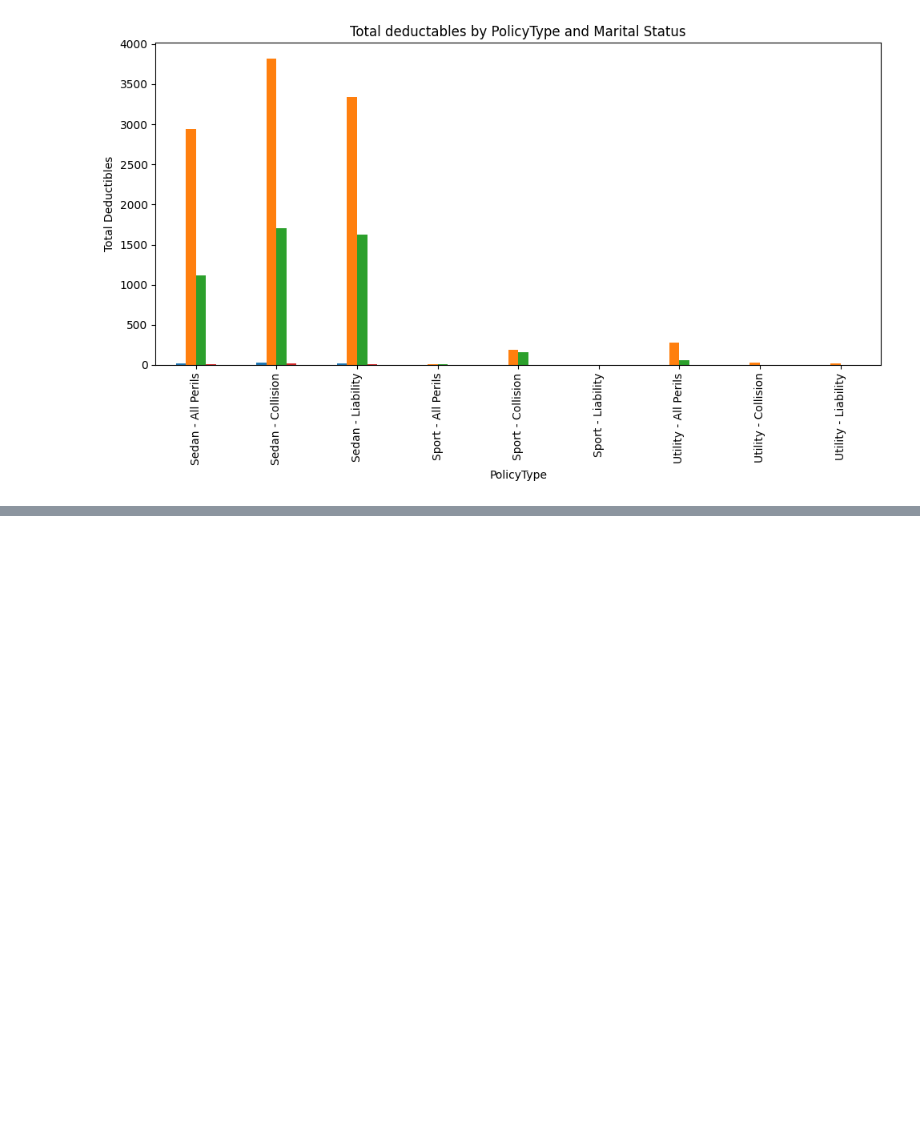
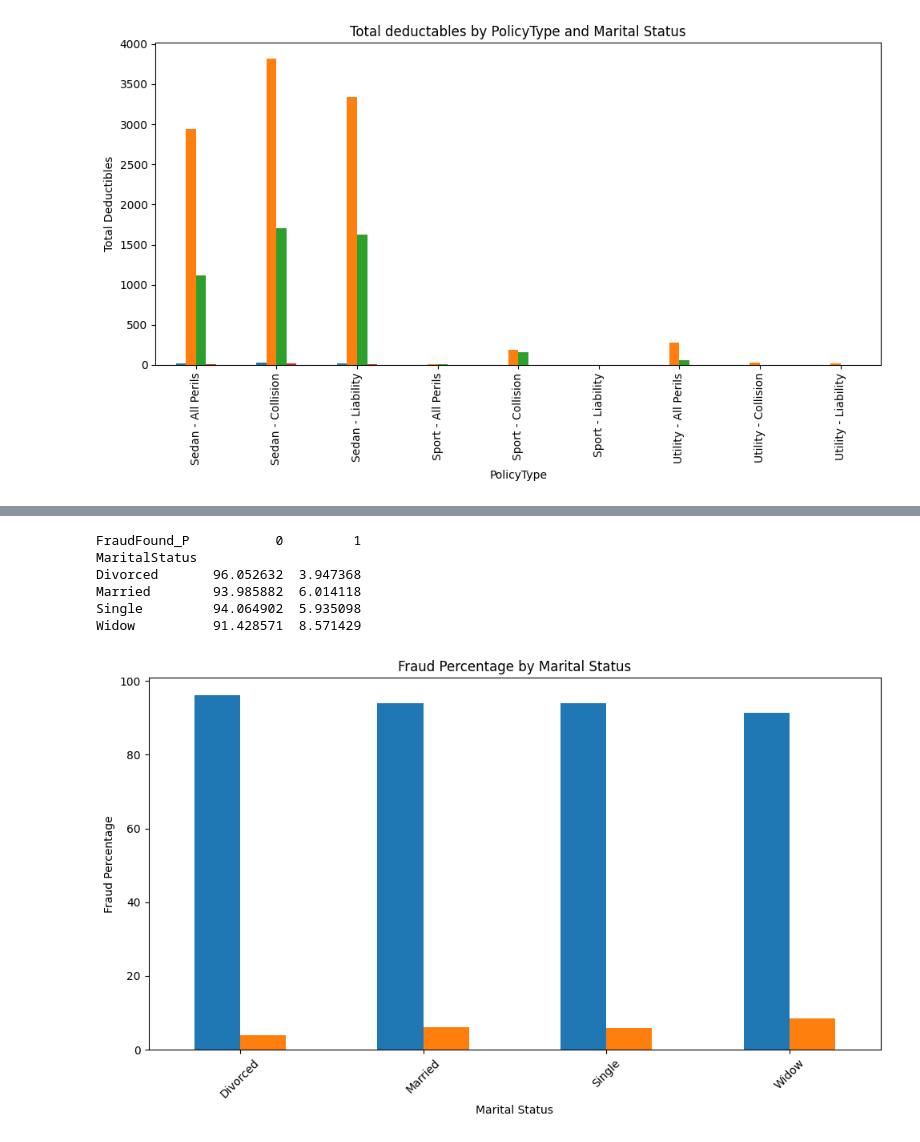
Before and after one commit to Zokah123/Fraud-detection-of-an-insurance-dataset-info, a Jupyter notebook: Untitled0.ipynb, the cells around one changed output, grey strips where cells are left out. Saved outputs shown, nothing was run; the diff lists cells and outputs as text; code cells hidden in the pictures; blank space fills up the shorter version.

```diff
--- a/Untitled0.ipynb
+++ b/Untitled0.ipynb
@@ -232,0 +288,26 @@ plt.show()
+# %%
+#Analysing fraud by marital status
+#Use the MaritalStatus column to examine whether fraud rates differ across marital-status categories.
+fraud_by_maritalstatus = pd.crosstab(df["MaritalStatus"], df["FraudFound_P"], normalize="index")*100
+print(fraud_by_maritalstatus)
+
+#Visualising the fraud percentages by MaritalStatus.
+fraud_by_maritalstatus.plot(
+    kind="bar",
+    figsize=(10, 6),
+    legend=False,
+    title="Fraud Percentage by Marital Status"
+)
+plt.xlabel("Marital Status")
+plt.ylabel("Fraud Percentage")
+plt.xticks(rotation=45)
+plt.tight_layout()
+plt.show()
+# %% [output]
+FraudFound_P           0         1
+MaritalStatus
+Divorced       96.052632  3.947368
+Married        93.985882  6.014118
+Single         94.064902  5.935098
+Widow          91.428571  8.571429
+[figure, added]
```
Also changed, not shown: parts of 5 cells of this notebook.
